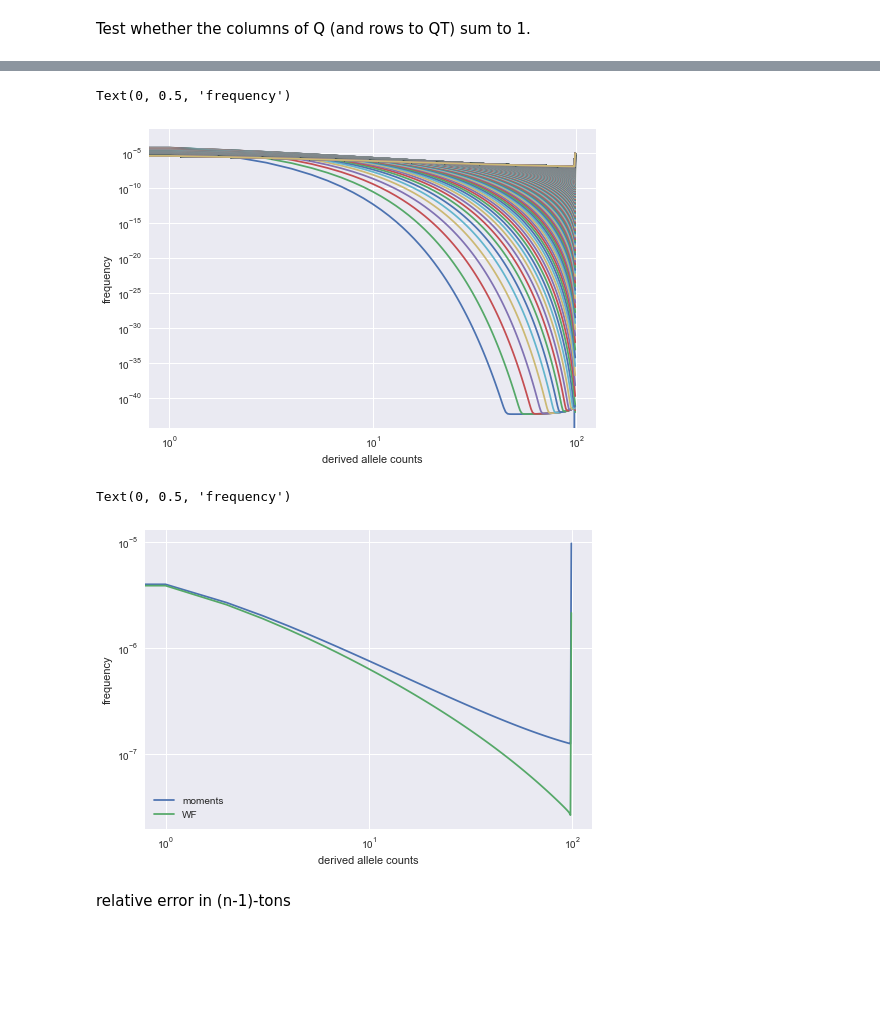
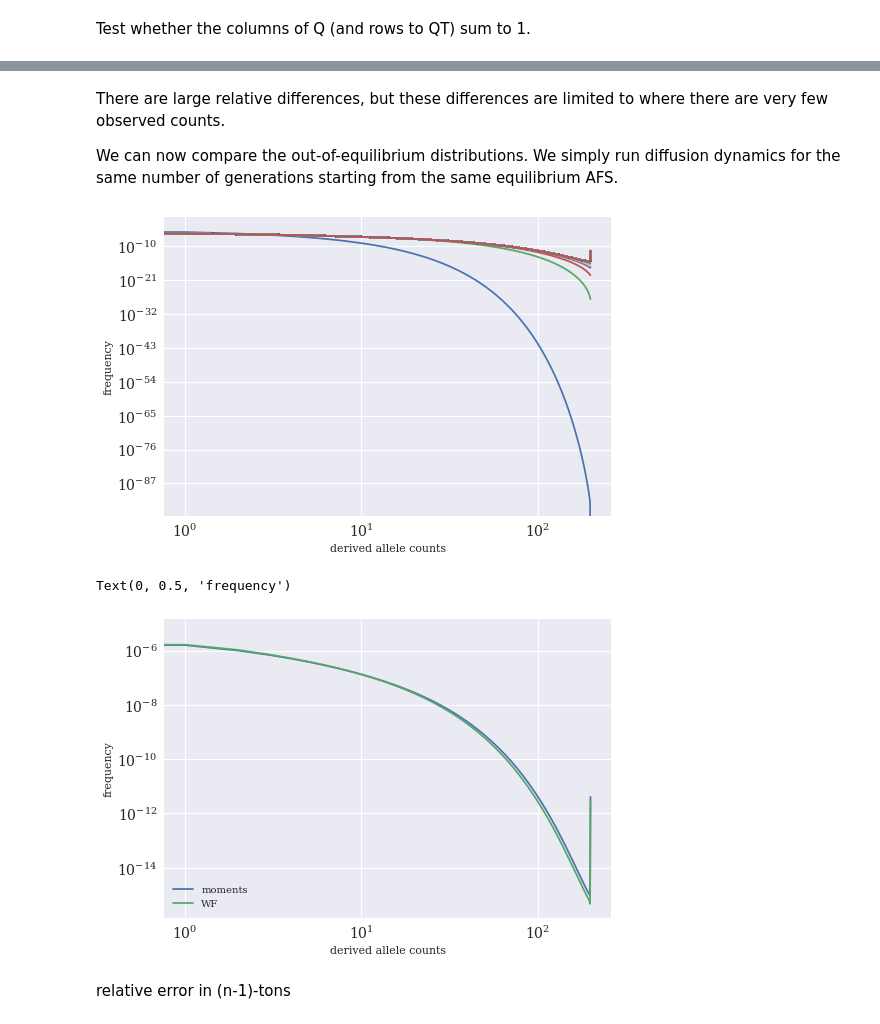
Before and after one commit to ivan-krukov/taming-strong-selection, a Jupyter notebook: src/example_analyses.ipynb, the cells around one changed output, grey strips where cells are left out. Drawn from its saved outputs; the diff is of its cells as text; code cells hidden in the pictures; blank space fills up the shorter version.

Commit message:
added example analyses with out-of-equilibrium calculation

```diff
--- a/src/example_analyses.ipynb
+++ b/src/example_analyses.ipynb
@@ -10,7 +10,8 @@ import numpy.linalg as la
 import moments
 import scipy
 from subprocess import run
-plt.rc('font', family='serif', size=16)
+plt.style.use('seaborn')
+plt.rc('font', family='serif', size=20)
 plt.rc('xtick', labelsize=14)
+
 plt.rc('ytick', labelsize=14)
-plt.style.use('seaborn')
@@ -57,0 +38,16 @@ Using values from compute_Q_from_scratch.py
+# %%
+large_pop_size = 2000
+small_pop_size = 200
+sample_size = 200
+s_del = 0.05
+j = 7
+k = 4
+
+Q_small_neutral = read_Q(N=small_pop_size, Ns=0, no=sample_size, k=0, j=0)
+
+Q_small_del = read_Q(N=small_pop_size, Ns=small_pop_size*s_del, no=sample_size, k=k, j=j)
+
+
+Q_large_neutral = read_Q(N=large_pop_size, Ns=0, no=sample_size, k=0, j=0)
+
+Q_large_del = read_Q(N=large_pop_size, Ns=large_pop_size*s_del, no=sample_size, k=k, j=j)
@@ -149,6 +161,6 @@ Compute out-of-equilibrium SFS
 # %%
-n_generations = 1000
-list_sfs_WF = [np.hstack((sfs_large,[0]))]
+n_generations = 10000
+list_sfs_WF = [np.hstack((sfs_large,[0]))]  # Initialize list of AFS, add bin for fixed derived sites.
 
 z = np.zeros(sample_size)
 z[0] = (sample_size) * mu
@@ -166,7 +185,16 @@ To get the equilibrium value, note that these are instantaneous rates, so that w
 $$\lim_{k\rightarrow \infty}(I+ (D+S)/k)^k = e^{D+S}$$
 # %%
 h = 0.5
-D_matrix = (1/2./small_pop_size) * moments.LinearSystem_1D.calcD(sample_size+1).toarray()
-S_matrix = s_del *h* moments.LinearSystem_1D.calcS(sample_size+1, moments.Jackknife.calcJK13(sample_size))
-moment_matrix_small_del = scipy.linalg.expm(D_matrix+S_matrix.toarray())
+
+s_moments = 2*s_del # In moments, we are considering diploid selection
+                           # with the heterozygote aA having advantage h s = s/2 over aa.
+                           # To have relative advantage s_del, we must use s_moments = 2 s_del
+D_matrix_small = (1/2./small_pop_size) * moments.LinearSystem_1D.calcD(sample_size+1).toarray()
+S_matrix =  s_moments * h * moments.LinearSystem_1D.calcS(sample_size+1, moments.Jackknife.calcJK13(sample_size))
+moment_matrix_small_del = scipy.linalg.expm(D_matrix_small-S_matrix.toarray())
+
+
+D_matrix_large = (1/2./large_pop_size) * moments.LinearSystem_1D.calcD(sample_size+1).toarray()
+S_matrix = s_moments * h * moments.LinearSystem_1D.calcS(sample_size+1, moments.Jackknife.calcJK13(sample_size))
+moment_matrix_large_del = scipy.linalg.expm(D_matrix_large-S_matrix.toarray())
 # %% [markdown]
@@ -207 +305,5 @@ plt.legend(loc = "upper left")
+# %% [markdown]
+There are large relative differences, but these differences are limited to where there are very few observed counts.
+
+We can now compare the out-of-equilibrium distributions. We simply run diffusion dynamics for the same number of generations starting from the same equilibrium AFS.
 # %%
@@ -212,15 +314,14 @@ list_sfs_moments = [list_sfs_WF[0]]
 for _ in range(n_generations):
     list_sfs_moments.append(np.dot(moment_matrix_small_del[1:,1:],list_sfs_moments[-1]) + z)
 # %%
-[plt.loglog(sfs) for sfs in list_sfs_moments];
+[plt.loglog(sfs) for sfs in list_sfs_moments[::20]];
 
 plt.xlabel("derived allele counts")
-plt.ylabel("frequency")
+plt.ylabel("frequency");
 # %% [output]
-Text(0, 0.5, 'frequency')
-[figure, old version]
+[figure, new version]
 # %%
-compare_generation = 999
+compare_generation = len(list_sfs_moments)-1
 
 plt.loglog(list_sfs_moments[compare_generation],label = "moments")
 plt.loglog(list_sfs_WF[compare_generation],label = "WF")
@@ -230,7 +331,7 @@ plt.xlabel("derived allele counts")
 plt.ylabel("frequency")
 # %% [output]
 Text(0, 0.5, 'frequency')
-[figure, old version]
+[figure, new version]
 # %% [markdown]
 relative error in (n-1)-tons
 # %%
```
Also changed, not shown: parts of 49 cells of this notebook.
